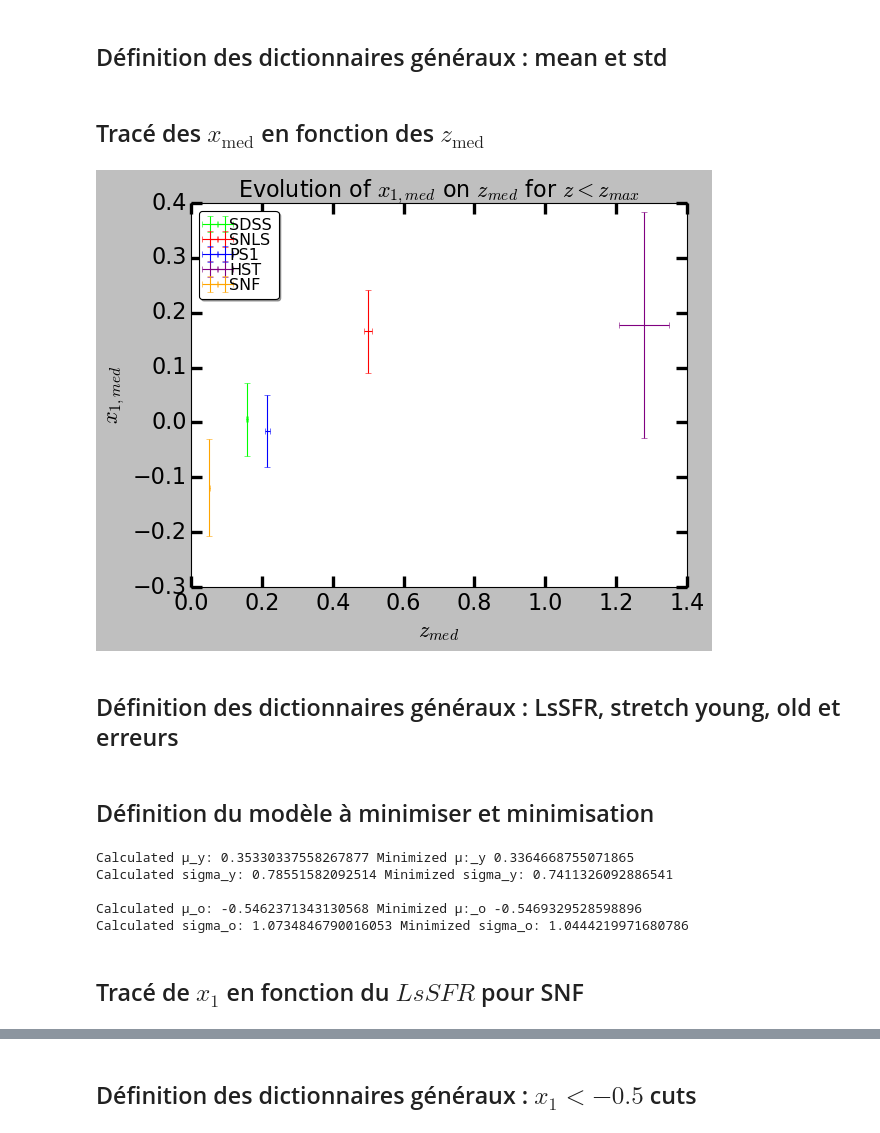
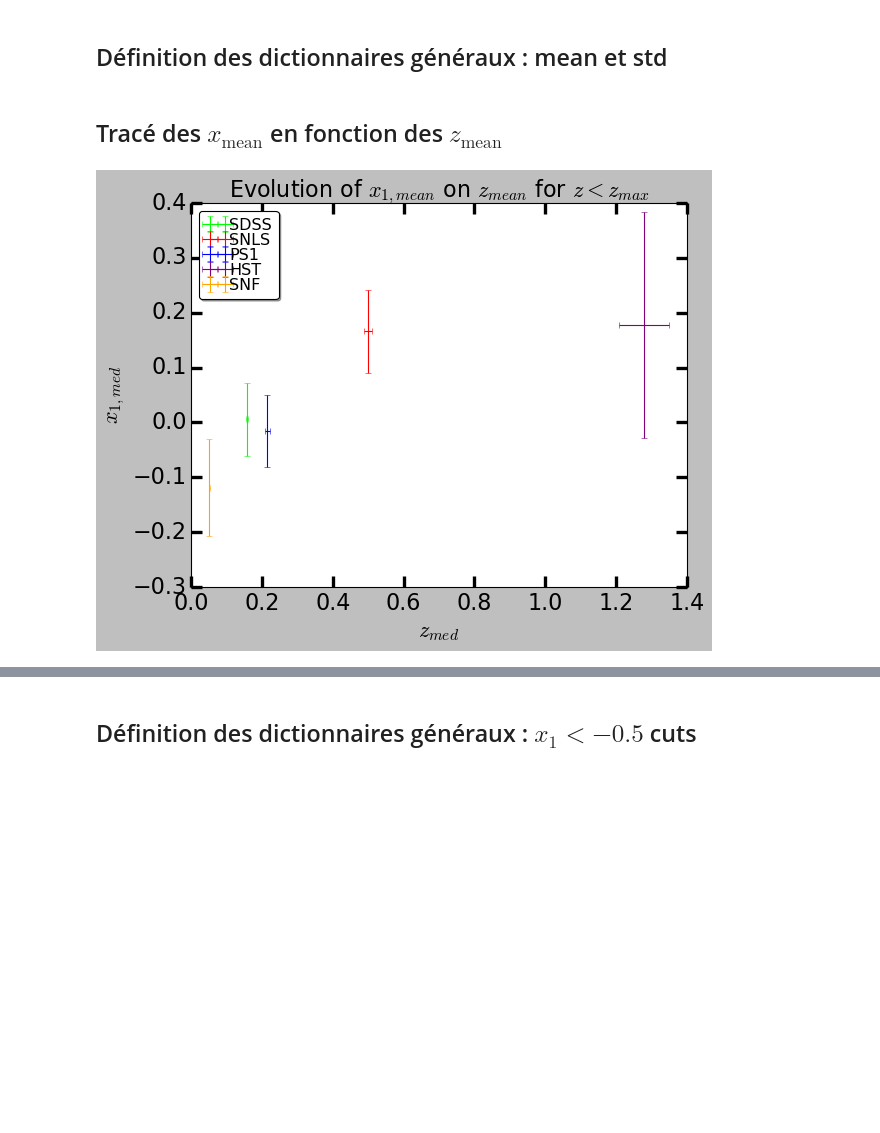
Before and after one commit to Nora-n/variaIa, a Jupyter notebook: notebooks/ModeFits.ipynb, the cells around one changed output, grey strips where cells are left out. Saved outputs shown, nothing was run; the diff lists cells and outputs as text; code cells hidden in the pictures; blank space fills up the shorter version.

```diff
--- a/notebooks/ModeFits.ipynb
+++ b/notebooks/ModeFits.ipynb
@@ -9,20 +19,8 @@ import iminuit as im
 # %% [markdown]
 ## Définitions et sélection de l'échantillon à utiliser
 # %%
-import pandas as pd
-
-d = pd.read_csv('../Data/data_cheat.csv',
-                sep=' ', index_col = 'CID')
+d = pd.read_csv('../Data/data_cheat.csv', sep=' ', index_col = 'CID')
 d_snf = pd.read_csv('../Data/lssfr_paper_full_sntable.csv',sep=',')
-
-import numpy as np
-import iminuit as im
-from scipy.stats import poisson
-from astropy.cosmology import Planck15 as cdata
-import matplotlib.pyplot as plt
-plt.style.use('classic')
-import random
-import ipywidgets as ipw
 
 surveys = ['SDSS', 'SNLS', 'PS1', 'HST', 'SNF']
 
@@ -96,0 +114,15 @@ interactive(children=(IntSlider(value=12, continuous_update=False, description='
+# %%
+lssfr = dict()
+lssfr_err_d = dict()
+lssfr_err_u = dict()
+x1_err = dict()
+py = dict()
+
+lssfr_med = -10.8
+
+for survey in surveys[4:5]:
+    lssfr[survey] = surv[survey]['lssfr'].values
+    lssfr_err_d[survey] = surv[survey]['lssfr.err_down'].values
+    lssfr_err_u[survey] = surv[survey]['lssfr.err_up'].values
+    x1_err[survey] = surv[survey]['salt2.X1.err'].values
+    py[survey] = surv[survey]['p(prompt)'].values
@@ -180,46 +460,44 @@ plt.show()
 # %% [markdown]
 ## Définition des dictionnaires généraux : mean et std
 # %%
-z_med = dict()
+z_mean = dict()
 z_std = dict()
-x1_med = dict()
+x1_mean = dict()
 x1_std = dict()
 
 for survey in surveys:
-    z_med[survey] = np.mean(z_zcuts[survey])
+    z_mean[survey] = np.mean(z_zcuts[survey])
     z_std[survey] = np.std(z_zcuts[survey])
-    x1_med[survey] = np.mean(x1_zcuts[survey])
+    x1_mean[survey] = np.mean(x1_zcuts[survey])
     x1_std[survey] = np.std(x1_zcuts[survey])
 # %% [markdown]
-## Tracé des $x_{\text{med}}$ en fonction des $z_{\text{med}}$
+## Tracé des $x_{\text{mean}}$ en fonction des $z_{\text{mean}}$
 # %%
 for i in range(5):
-    plt.errorbar(list(z_med.values())[i], list(x1_med.values())[i],
+    plt.errorbar(list(z_mean.values())[i], list(x1_mean.values())[i],
                  xerr = list(z_std.values())[i]/np.sqrt(len(list(z_zcuts.values())[i])),
                  yerr = list(x1_std.values())[i]/np.sqrt(len(list(x1_zcuts.values())[i])),
                  color = list(colors.values())[i], label = surveys[i])
 
 ax = plt.gca()
 
 ax.tick_params(axis = 'both',
                direction = 'in',
                length = 10, width = 3,
                labelsize = 20,
                which = 'both',
                top = True, right = True)
 plt.xlabel('$z_{med}$', fontsize = 20)
 plt.ylabel('$x_{1,med}$', fontsize = 20)
 
 plt.legend(ncol=1, loc='upper left',
            #bbox_to_anchor=[0.5, 1.1],
            columnspacing=1.0, labelspacing=0.0,
            handletextpad=0.0, handlelength=1.5,
            fancybox=True, shadow=True)
 
-plt.title('Evolution of $x_{1,med}$ on $z_{med}$ for $z < z_{max}$', fontsize = 20)
+plt.title('Evolution of $x_{1,mean}$ on $z_{mean}$ for $z < z_{max}$', fontsize = 20)
 
 plt.show()
 # %% [output]
-[figure, old version]
+[figure, new version]
-# %% [markdown]
-## Définition des dictionnaires généraux : LsSFR, stretch young, old et erreurs
@@ -249,33 +503,0 @@ x1_o_err = d_snf_o['salt2.X1.err']
-# %% [markdown]
-## Définition du modèle à minimiser et minimisation
-# %%
-def gauss(x, dx, mu, sigma):
-    return scipy.stats.norm.pdf(x, mu, scale=np.sqrt(dx**2+sigma**2))
-
-def min_gauss_y(mu, sigma):
-    return -2*np.sum(np.log(gauss(x1_y, x1_y_err, mu, sigma)))
-
-def min_gauss_o(mu, sigma):
-    return -2*np.sum(np.log(gauss(x1_o, x1_o_err, mu, sigma)))
-
-m_y = im.Minuit(min_gauss_y, mu=0, sigma=1,
-                print_level=0, pedantic=False)
-m_o = im.Minuit(min_gauss_o, mu=0, sigma=1,
-                print_level=0, pedantic=False)
-
-m_y.migrad()
-m_o.migrad()
-
-print('Calculated µ_y:', mu_y, 'Minimized µ:_y', m_y.values['mu'])
-print('Calculated sigma_y:', sigma_y, 'Minimized sigma_y:', m_y.values['sigma'])
-print(' ')
-print('Calculated µ_o:', mu_o, 'Minimized µ:_o', m_o.values['mu'])
-print('Calculated sigma_o:', sigma_o, 'Minimized sigma_o:', m_o.values['sigma'])
-# %% [output]
-Calculated µ_y: 0.35330337558267877 Minimized µ:_y 0.3364668755071865
-Calculated sigma_y: 0.78551582092514 Minimized sigma_y: 0.7411326092886541
-
-Calculated µ_o: -0.5462371343130568 Minimized µ:_o -0.5469329528598896
-Calculated sigma_o: 1.0734846790016053 Minimized sigma_o: 1.0444219971680786
-# %% [markdown]
-## Tracé de $x_1$ en fonction du $LsSFR$ pour SNF
```
Also changed, not shown: parts of 37 cells of this notebook, 1 other file.
